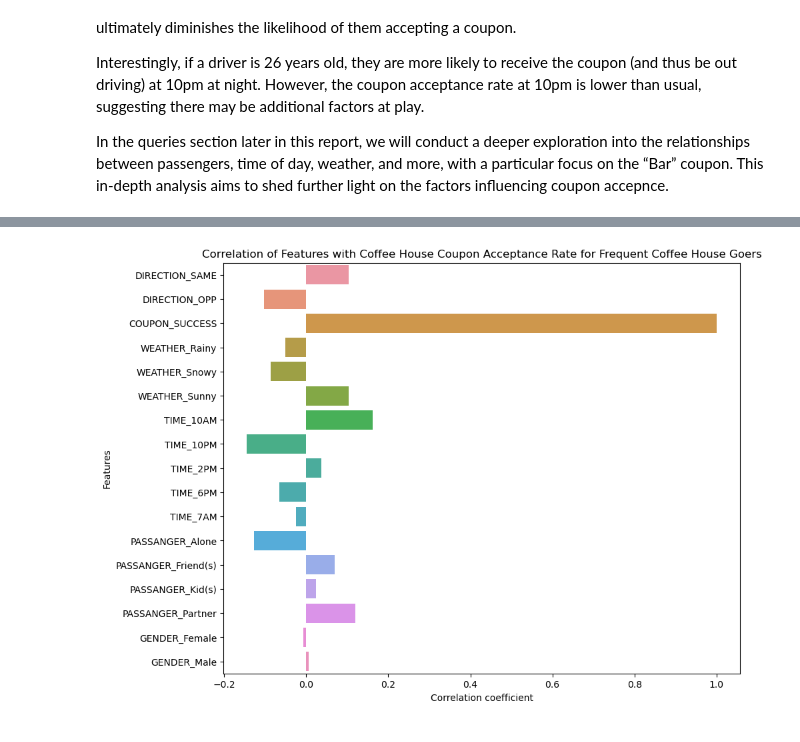
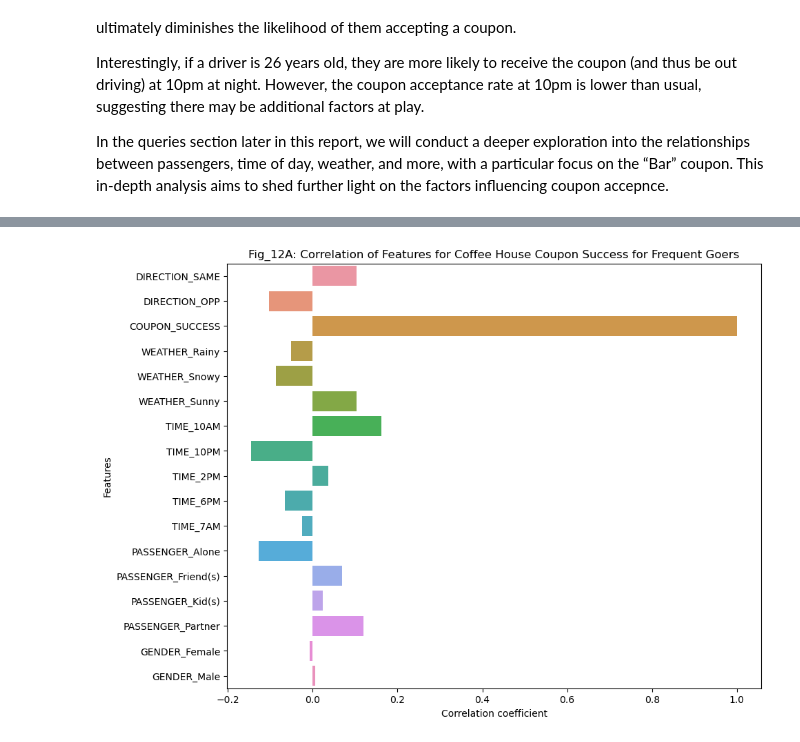
Before and after one commit to elmunoz42/berkeley-aiml-coupon-analysis, a Jupyter notebook: prompt.ipynb, the cells around one changed output, grey strips where cells are left out. Drawn from its saved outputs; the diff is of its cells as text; code cells hidden in the pictures.

Commit message:
finalize correlation figures and descriptions.

```diff
--- a/prompt.ipynb
+++ b/prompt.ipynb
@@ -180,6 +177,7 @@ column_names = {
     'Y': 'COUPON_SUCCESS',
     'MARITALSTATUS': 'MARITAL_STATUS',
     'COFFEEHOUSE': 'COFFEE_HOUSE',
+    'PASSANGER': 'PASSENGER',
     'RESTAURANTLESSTHAN20': 'RESTAURANT_LESS_THAN_20',
     'RESTAURANT20TO50': 'RESTAURANT_20_TO_50',
 }
@@ -1156,13 +1154,13 @@ data_only_coffee_house_coupon = data_clean.query("COUPON == 'Coffee House'")
 df_frequent_coffee_house_goers = data_only_coffee_house_coupon.query("(COFFEE_HOUSE == '4~8') | (COFFEE_HOUSE == 'gt8')")
 
 # Perform hot encoding on some categorical columns we want to explore.
-df_f_coffee_house_encoded = pd.get_dummies(df_frequent_coffee_house_goers, columns=['WEATHER', 'TIME', 'PASSANGER', 'GENDER'])
+df_f_coffee_house_encoded = pd.get_dummies(df_frequent_coffee_house_goers, columns=['WEATHER', 'TIME', 'PASSENGER', 'GENDER'])
 
 df_f_coffee_house_reduced = pd.DataFrame(df_f_coffee_house_encoded[['DIRECTION_SAME', 'DIRECTION_OPP',
        'COUPON_SUCCESS', 'WEATHER_Rainy', 'WEATHER_Snowy', 'WEATHER_Sunny',
        'TIME_10AM', 'TIME_10PM', 'TIME_2PM', 'TIME_6PM', 'TIME_7AM',
-       'PASSANGER_Alone', 'PASSANGER_Friend(s)', 'PASSANGER_Kid(s)',
-       'PASSANGER_Partner', 'GENDER_Female', 'GENDER_Male']])
+       'PASSENGER_Alone', 'PASSENGER_Friend(s)', 'PASSENGER_Kid(s)',
+       'PASSENGER_Partner', 'GENDER_Female', 'GENDER_Male']])
 df_f_coffee_house_reduced.head(5)
 # %% [output]
 |  | DIRECTION_SAME | DIRECTION_OPP | COUPON_SUCCESS | WEATHER_Rainy | WEATHER_Snowy | WEATHER_Sunny | TIME_10AM | ... |
@@ -1174,17 +1172,24 @@ df_f_coffee_house_reduced.head(5)
 # %%
 # Get correlations between the columns in the hot one encoded reduced dataframe
 df_f_coffee_house_reduced_corr = df_f_coffee_house_reduced.corr()
 
 # View only the correlations that directly relate to COUPON_SUCCESS
 df_f_coffee_house_reduced_corr_coupon_success = df_f_coffee_house_reduced_corr['COUPON_SUCCESS']
 
 # Seaborn plot
 
 plt.figure(figsize=(10, 8))
 sns.barplot(x=df_f_coffee_house_reduced_corr_coupon_success.values, y=df_f_coffee_house_reduced_corr_coupon_success.index)
 plt.title('Correlation of Features with Coffee House Coupon Acceptance Rate for Frequent Coffee House Goers')
 plt.xlabel('Correlation coefficient')
 plt.ylabel('Features')
+
+plt.title('Fig_12A: Correlation of Features for Coffee House Coupon Success for Frequent Goers')
+
+# Save plot
+plt.savefig('images/plots/fig12A.jpg')
+
+# Show the plot
 plt.show()
 # %% [output]
-[figure, old version]
+[figure, new version]
```
Also changed, not shown: parts of 23 cells of this notebook, 13 other files.
